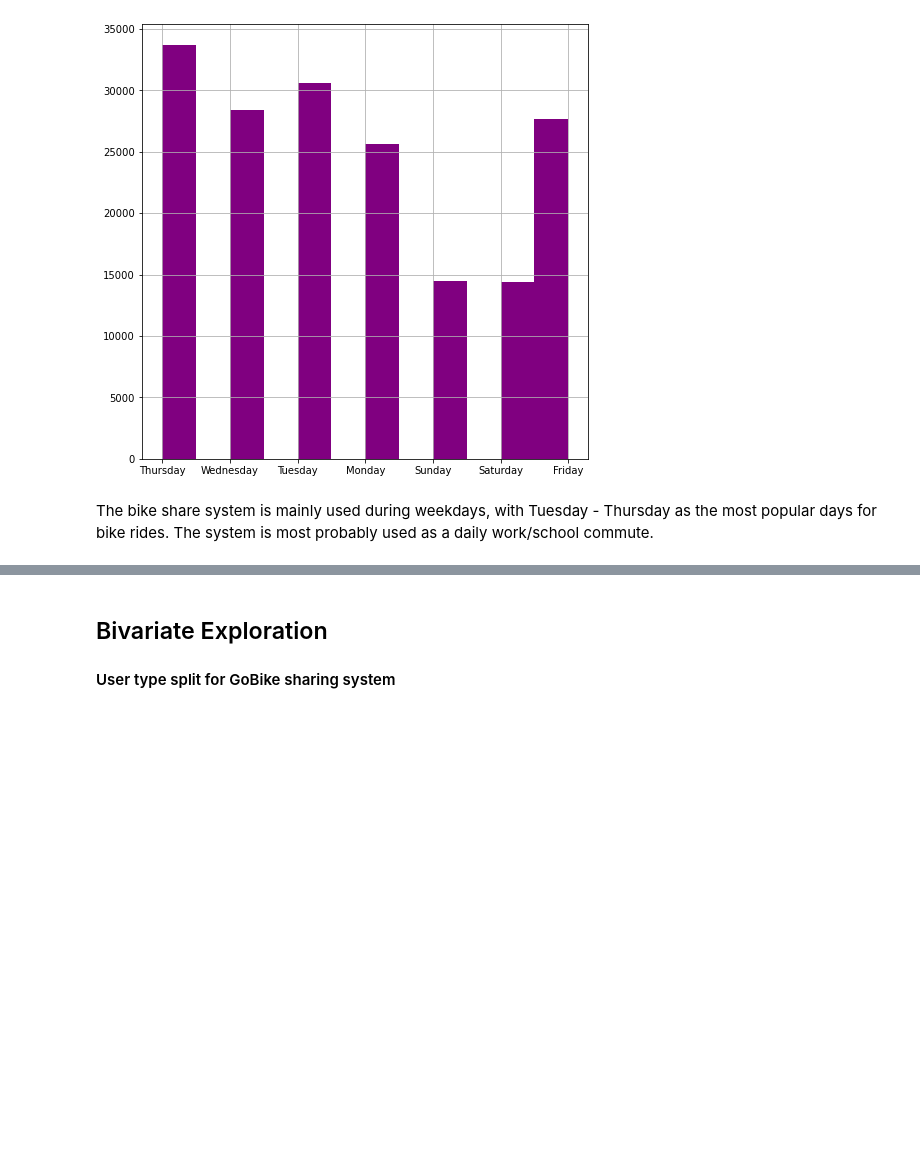
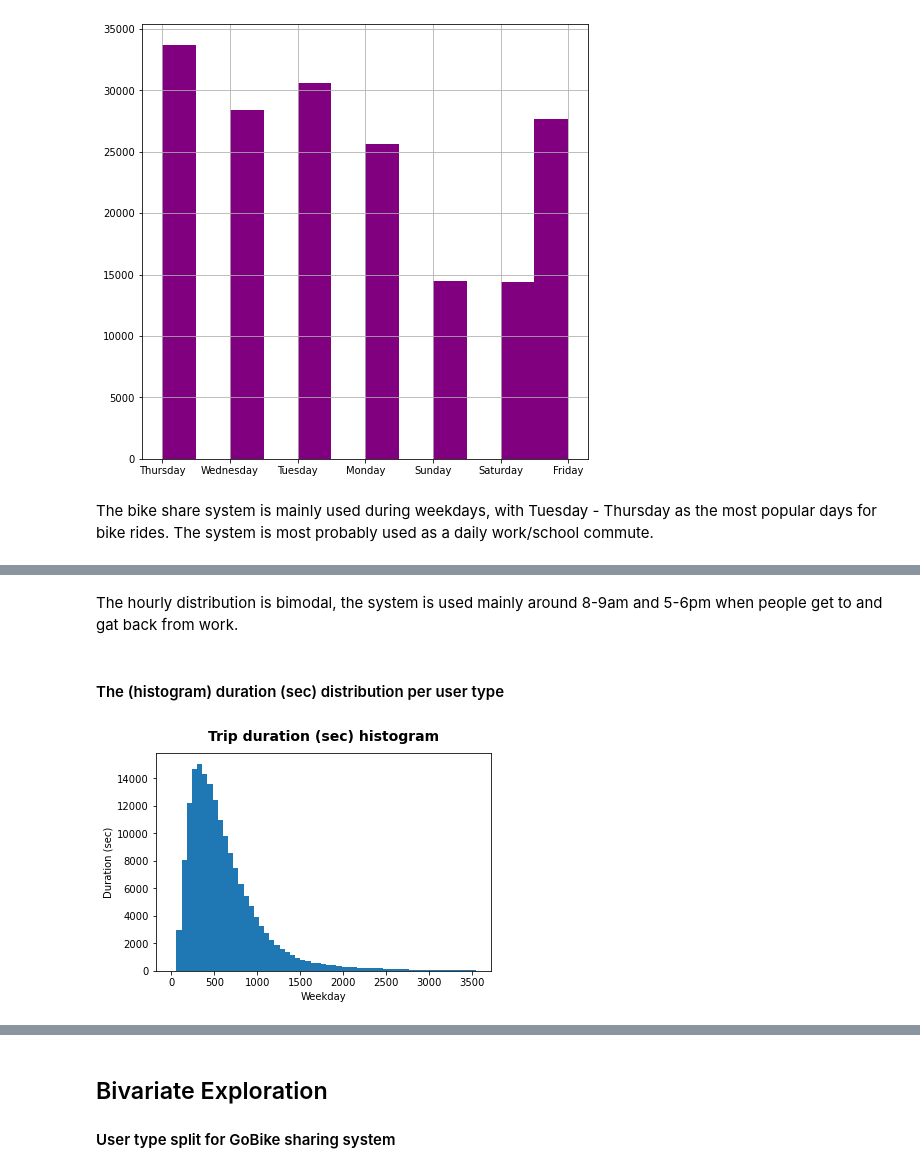
Before and after one commit to Yasmine-hub/Udacity_communicate-data-findings, a Jupyter notebook: exploration_template.ipynb, the cells around one changed output, grey strips where cells are left out. Drawn from its saved outputs; the diff is of its cells as text; code cells hidden in the pictures; blank space fills up the shorter version.

```diff
--- a/exploration_template.ipynb
+++ b/exploration_template.ipynb
@@ -254,0 +266,16 @@ The bike share system is mainly used during weekdays, with Tuesday - Thursday as
+# %% [markdown]
+The hourly distribution is bimodal, the system is used mainly around 8-9am and 5-6pm when people get to and gat back from work.
+# %% [markdown]
+#### The (histogram) duration (sec) distribution per user type
+# %%
+# code for the (histogram) duration (sec) distribution per user type
+
+bin_edges = np.arange(0, 3600,60)
+
+plt.hist(data = df, x = 'duration_sec', bins = bin_edges)
+
+plt.title("Trip duration (sec) histogram", y=1.03, fontsize=14, fontweight='semibold')
+plt.xlabel('Weekday')
+plt.ylabel('Duration (sec)');
+# %% [output]
+[figure, added]
```
Also changed, not shown: parts of 20 cells of this notebook, 2 other files.
